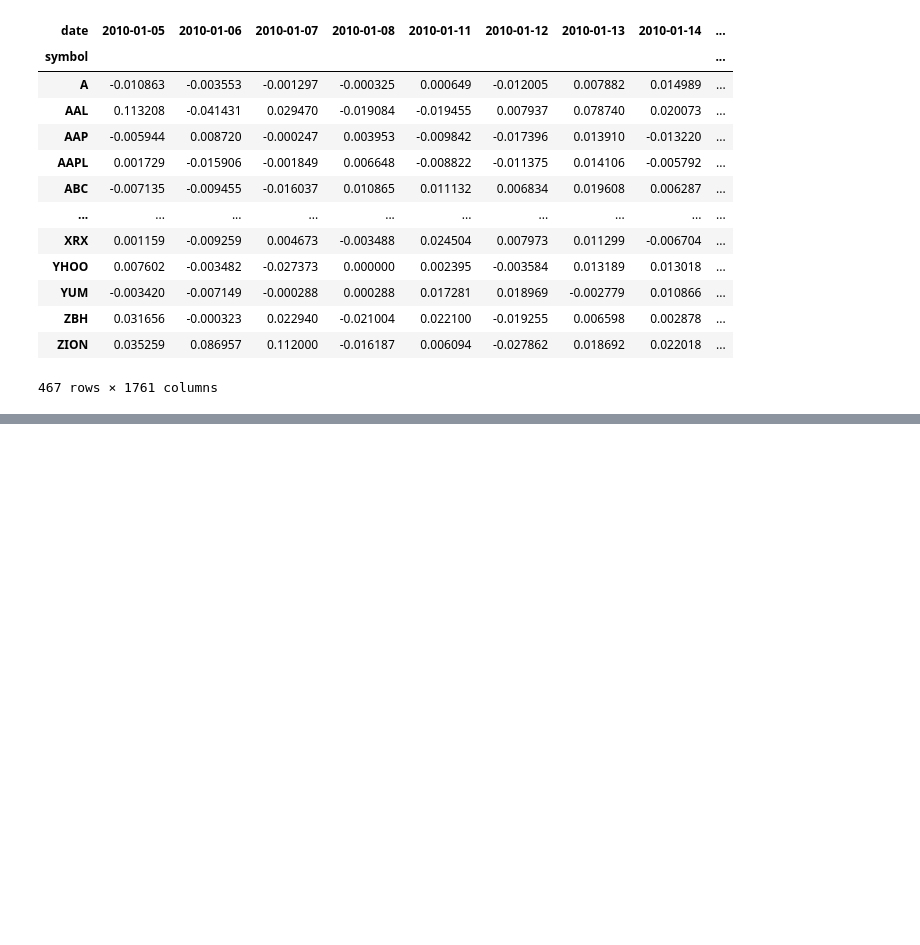
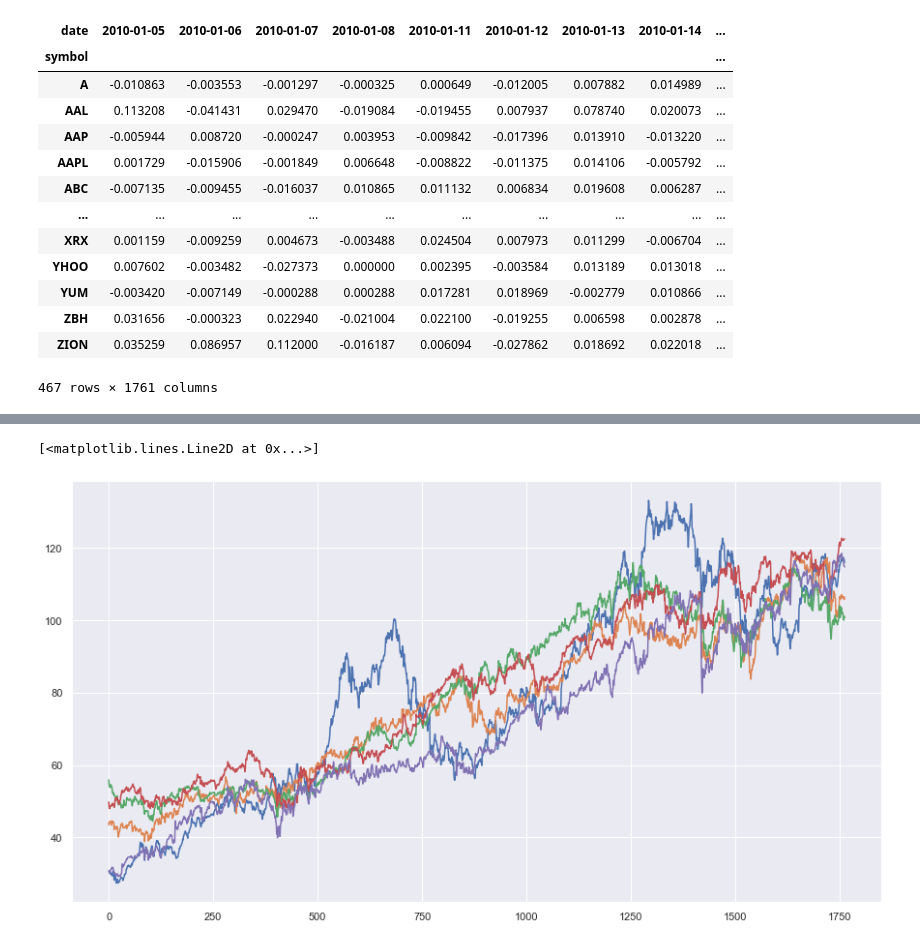
Before and after one commit to gihonglee/Stock_Analysis, a Jupyter notebook: main.ipynb, the cells around one changed output, grey strips where cells are left out. Cells and saved outputs as stored; diff of their text form; code cells hidden in the pictures; blank space fills up the shorter version.

```diff
--- a/main.ipynb
+++ b/main.ipynb
@@ -551,0 +558,11 @@ plt.tight_layout()
+# %%
+from dtaidistance import dtw
+from dtaidistance import dtw_visualisation as dtwvis
+from dtaidistance import ed
+import numpy as np
+s1 = np.array([0., 0, 1, 2, 1, 0, 1, 0, 0, 2, 1, 0, 0])
+s2 = np.array([0., 1, 2, 3, 1, 0, 0, 0, 2, 1, 0, 0, 0])
+path = dtw.warping_path(s1, s2)
+dtwvis.plot_warping(s1, s2, path, filename="warp.png")
+distance = dtw.distance(s1, s2)
+print(distance)
@@ -551,0 +571,4 @@ plt.tight_layout()
+# %%
+df = df.sort_values(by = ['symbol','date'])
+# %%
+df_dtw = pd.pivot_table(df,'close','symbol','date')
@@ -551,0 +592,20 @@ plt.tight_layout()
+# %%
+# we would like to plot the graph that is similar with APPL
+apple_series = df_dtw.values[3]
+
+distance_list = []
+for i in range(len(df_dtw.values)):
+    distance = ed.distance(apple_series, df_dtw.values[i])
+    distance_list.append(distance)
+df_dtw['ed_distance'] = distance_list
+
+df_dtw = df_dtw.sort_values(by = 'ed_distance')
+# %%
+plt.plot(df_dtw.values[0][:-1])
+plt.plot(df_dtw.values[1][:-1])
+plt.plot(df_dtw.values[2][:-1])
+plt.plot(df_dtw.values[3][:-1])
+plt.plot(df_dtw.values[4][:-1])
+# %% [output]
+[<matplotlib.lines.Line2D at 0x...>]
+[figure, added]
```
Also changed, not shown: parts of 11 cells of this notebook, 1 other file.
